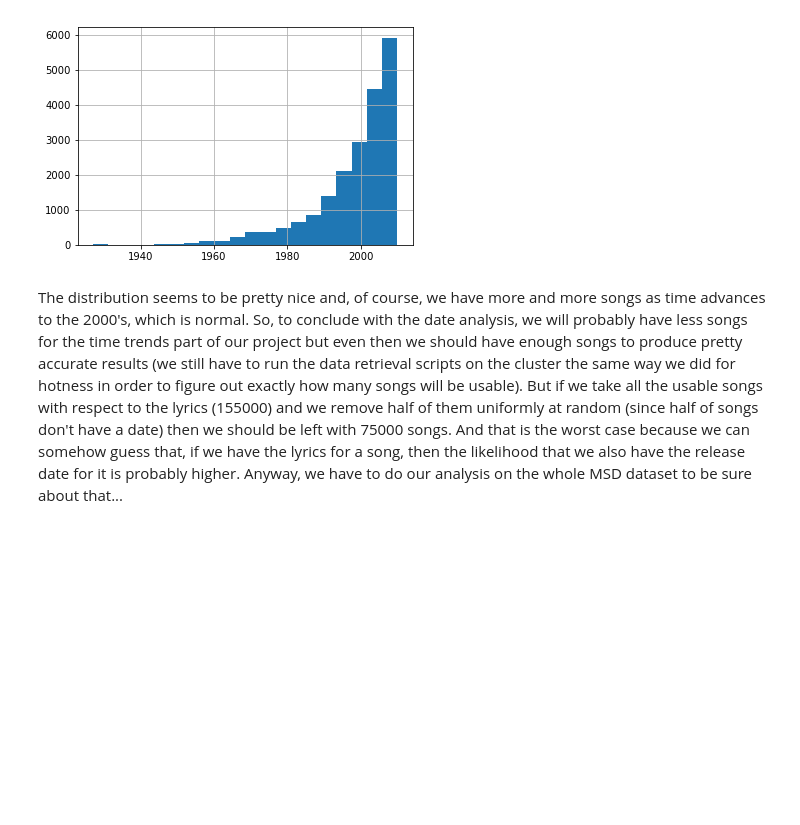
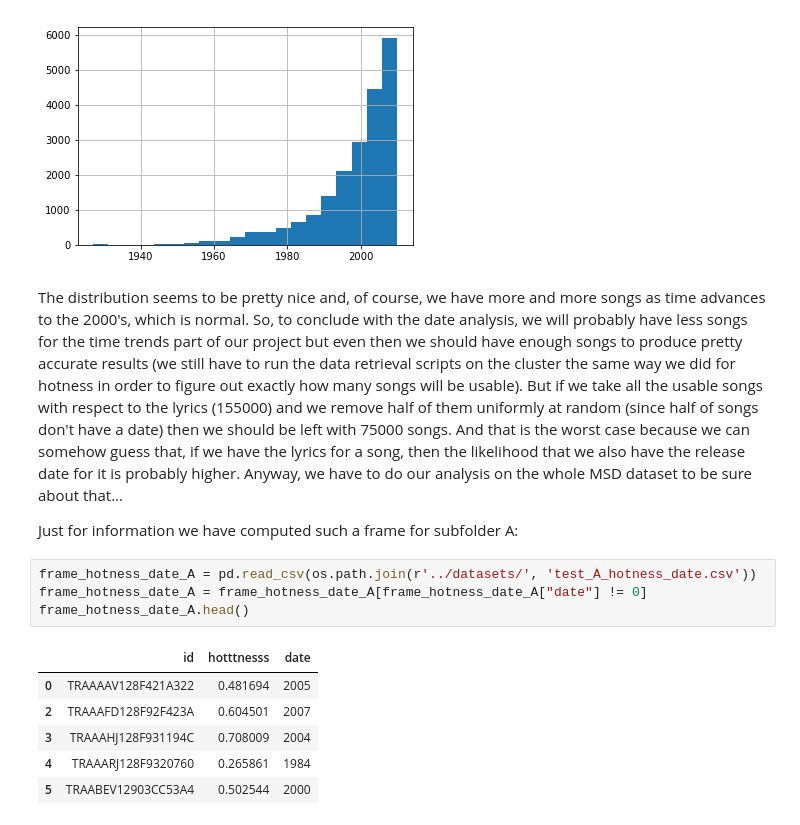
Before and after one commit to Victor-Palacios/epfl_ada, a Jupyter notebook: Project/milestone_2_full_nb.ipynb, the cells around one changed output. Saved outputs shown, nothing was run; the diff lists cells and outputs as text; blank space fills up the shorter version.

```diff
--- a/Project/milestone_2_full_nb.ipynb
+++ b/Project/milestone_2_full_nb.ipynb
@@ -1172,3 +1172,16 @@ dates_A[dates_A.date != 0].date.hist(bins=20)
 [figure]
 # %% [markdown]
 The distribution seems to be pretty nice and, of course, we have more and more songs as time advances to the 2000's, which is normal. So, to conclude with the date analysis, we will probably have less songs for the time trends part of our project but even then we should have enough songs to produce pretty accurate results (we still have to run the data retrieval scripts on the cluster the same way we did for hotness in order to figure out exactly how many songs will be usable). But if we take all the usable songs with respect to the lyrics (155000) and we remove half of them uniformly at random (since half of songs don't have a date) then we should be left with 75000 songs. And that is the worst case because we can somehow guess that, if we have the lyrics for a song, then the likelihood that we also have the release date for it is probably higher. Anyway, we have to do our analysis on the whole MSD dataset to be sure about that...
+
+Just for information we have computed such a frame for subfolder A:
+# %%
+frame_hotness_date_A = pd.read_csv(os.path.join(r'../datasets/', 'test_A_hotness_date.csv'))
+frame_hotness_date_A = frame_hotness_date_A[frame_hotness_date_A["date"] != 0]
+frame_hotness_date_A.head()
+# %% [output]
+|  | id | hotttnesss | date |
+| 0 | TRAAAAV128F421A322 | 0.481694 | 2005 |
+| 2 | TRAAAFD128F92F423A | 0.604501 | 2007 |
+| 3 | TRAAAHJ128F931194C | 0.708009 | 2004 |
+| 4 | TRAAARJ128F9320760 | 0.265861 | 1984 |
+| 5 | TRAABEV12903CC53A4 | 0.502544 | 2000 |
```
Also changed, not shown: parts of 3 cells of this notebook.
